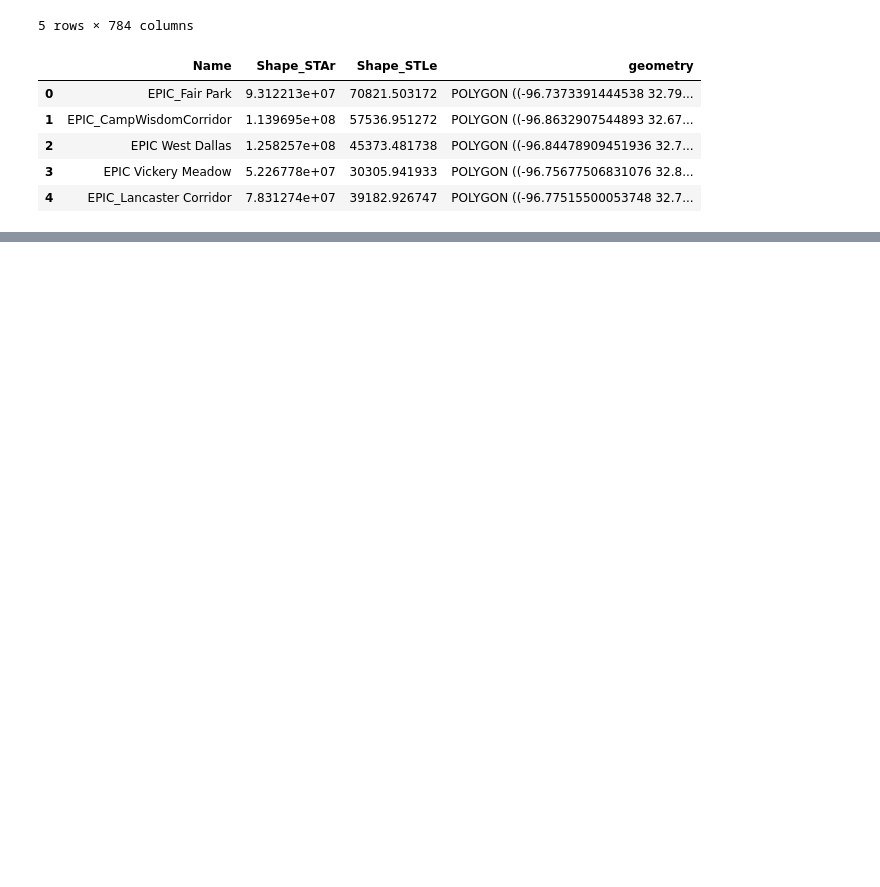
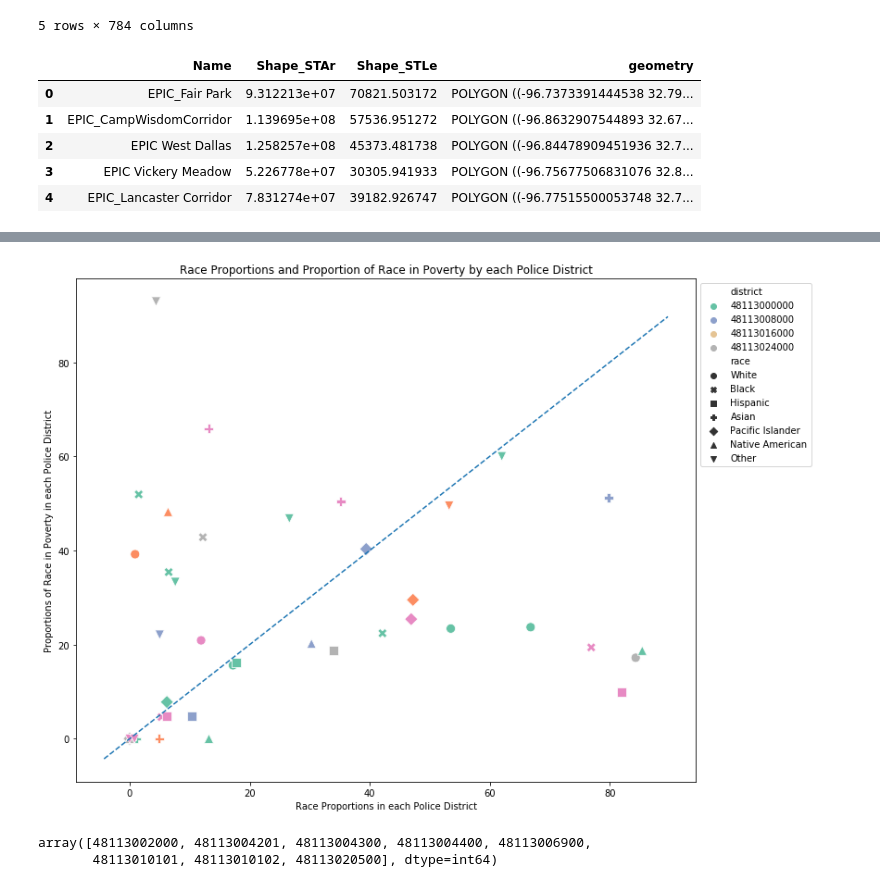
Before and after one commit to DSS-Housing/Kaggle-CPE, a Jupyter notebook: census_tract_automation.ipynb, the cells around one changed output, grey strips where cells are left out. Cells and saved outputs as stored; diff of their text form; code cells hidden in the pictures; blank space fills up the shorter version.

```diff
--- a/census_tract_automation.ipynb
+++ b/census_tract_automation.ipynb
@@ -199,0 +179,16 @@ census_master_df[where_id == True]
+# %%
+census_reduced = census[["poverty_HC03_EST_VC18", "poverty_HC03_EST_VC19", "poverty_HC03_EST_VC20", "poverty_HC03_EST_VC21",
+        "poverty_HC03_EST_VC22", "poverty_HC03_EST_VC23", "poverty_HC03_EST_VC26",
+        "race_sex_age_HC03_VC49", "race_sex_age_HC03_VC50", "race_sex_age_HC03_VC51", "race_sex_age_HC03_VC56",
+                         "race_sex_age_HC03_VC64", "race_sex_age_HC03_VC69", "race_sex_age_HC03_VC87"
+                        ]].replace("-", "0.0")
+census_reduced.columns = ["white_pov", "black_pov", "native_american_pov", "asian_pov", "pacific_islander_pov", "other_pov", "hispanic_pov",
+                          "white_prop", "black_prop", "native_american_prop", "asian_prop", "pacific_islander_prop", "other_prop", "hispanic_prop"]
+census_reduced = census_reduced[["white_prop", "white_pov", "black_prop", "black_pov", "asian_prop", "asian_pov", "hispanic_prop", "hispanic_pov",
+                                 "other_prop", "other_pov", "native_american_prop", "native_american_pov", "pacific_islander_prop", "pacific_islander_pov"]]
+census_reduced["district"] = census.loc[census_reduced.index, "GEO.id2"]
+census_reduced["hispanic_prop"] = census_reduced["hispanic_prop"].astype("str")
+# %%
+first2 = census_reduced["hispanic_prop"].astype("str").str.extract("(^\d\d)")[0]
+last2 = census_reduced["hispanic_prop"].astype("str").str.extract("(\d\d$)")[0]
+census_reduced["hispanic_prop"] = first2 + "." + last2
@@ -199,0 +207,4 @@ census_master_df[where_id == True]
+# %%
+prop_columns = ["white_prop", "black_prop", "hispanic_prop", "asian_prop", "pacific_islander_prop", "native_american_prop", "other_prop"]
+pov_columns = ["white_pov", "black_pov", "hispanic_pov", "asian_pov", "pacific_islander_pov", "native_american_pov", "other_pov"]
+race = ["White", "Black", "Hispanic", "Asian", "Pacific Islander", "Native American", "Other"]
@@ -199,0 +252,31 @@ census_master_df[where_id == True]
+# %%
+prop_values = census_reduced[prop_columns].values.flatten()
+pov_values = census_reduced[pov_columns].values.flatten()
+race_values = np.repeat(race, len(census_reduced["district"].unique()))
+districts = census_reduced["district"].tolist() * 7
+plot_df = pd.DataFrame({"race": race_values, "prop_race": prop_values, "pov_race": pov_values, "district": districts})
+plot_df["prop_race"] = plot_df["prop_race"].astype("float")
+plot_df["pov_race"] = plot_df["pov_race"].astype("float")
+#plot_df["district"] = plot_df["district"].astype("str")
+# %%
+import matplotlib.cm as cm
+def abline(slope, intercept):
+    """Plot a line from slope and intercept"""
+    axes = plt.gca()
+    x_vals = np.array(axes.get_xlim())
+    y_vals = intercept + slope * x_vals
+    plt.plot(x_vals, y_vals, '--')
+plt.figure (figsize = (12, 10))
+sns.scatterplot(x = "prop_race", y = "pov_race", hue = "district", style = "race", s = 100, palette = "Set2", data = plot_df);
+plt.legend(bbox_to_anchor = (1, 1), loc = "best");
+abline(1, 0);
+plt.xlabel("Race Proportions in each Police District");
+plt.ylabel("Proportions of Race in Poverty in each Police District");
+plt.title("Race Proportions and Proportion of Race in Poverty by each Police District");
+# %% [output]
+[figure, added]
+# %%
+plot_df["district"].unique()
+# %% [output]
+array([48113002000, 48113004201, 48113004300, 48113004400, 48113006900,
+       48113010101, 48113010102, 48113020500], dtype=int64)
```
Also changed, not shown: parts of 19 cells of this notebook.
